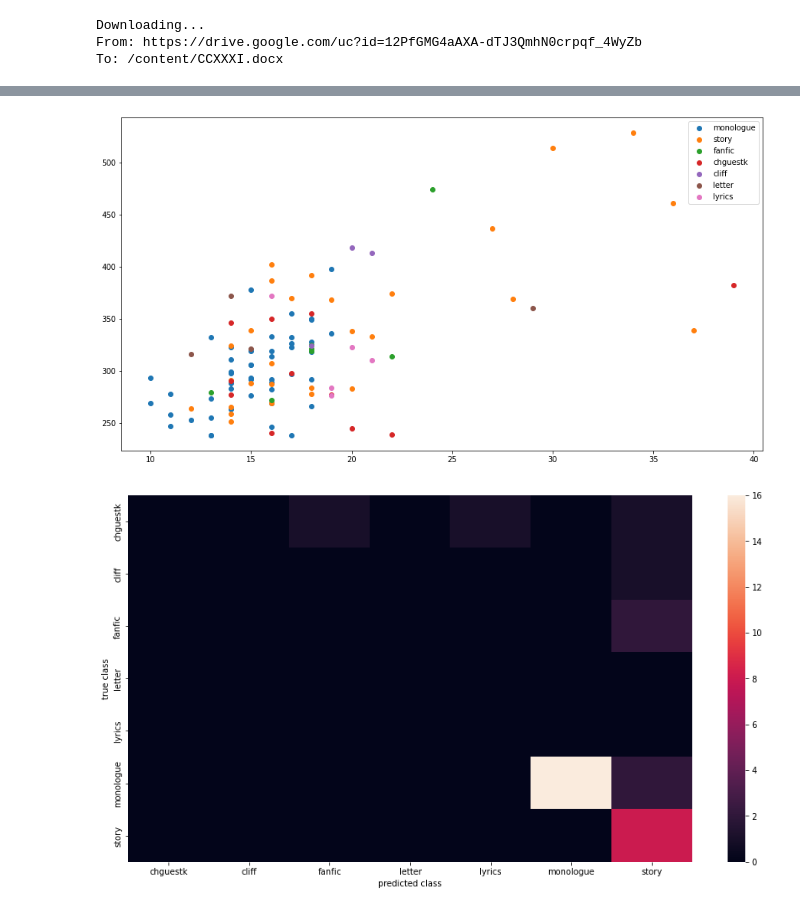
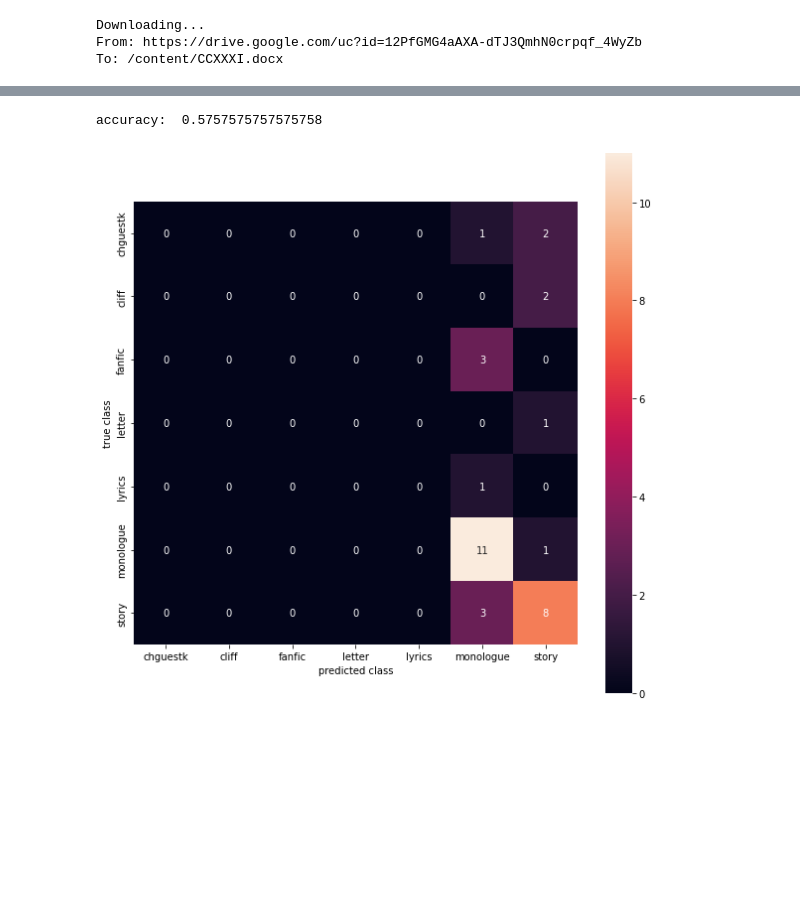
Before and after one commit to yualapshina/ccxxxi-statistics, a Jupyter notebook: ccxxxi.ipynb, the cells around one changed output, grey strips where cells are left out. Drawn from its saved outputs; the diff is of its cells as text; code cells hidden in the pictures; blank space fills up the shorter version.

```diff
--- a/ccxxxi.ipynb
+++ b/ccxxxi.ipynb
@@ -173,13 +152,30 @@ alpha = params[np.argmin(loss)]
 # %%
+target_column = "sentences"
+dum_df = pd.get_dummies(data=df, columns=["month", "label"]).drop(columns=["name", "text"])
+X, y = dum_df.drop(columns=[target_column]), dum_df[target_column]
+X_train, X_test, y_train, y_test = train_test_split(X, y, test_size=0.3, random_state=88)
+
+sc = StandardScaler()
+X_train = sc.fit_transform(X_train)
+X_test = sc.transform(X_test)
+
+params = np.arange(0, 150, 1)
+loss = []
+for p in params:
+  model = Ridge(alpha=p, random_state=88).fit(X_train, y_train)
+  y_pred = model.predict(X_test)
+  loss.append(mean_squared_error(y_test, y_pred))
+alpha = params[np.argmin(loss)]
+
 reg = LinearRegression().fit(X_train, y_train)
 y_pred_reg = reg.predict(X_test).astype(int)
-ridge = Ridge(alpha=alpha).fit(X_train, y_train)
+ridge = Ridge(alpha=alpha, random_state=88).fit(X_train, y_train)
 y_pred_ridge = ridge.predict(X_test)
 
 print("linreg MSE: ", mean_squared_error(y_test, y_pred_reg))
 print("ridge MSE: ", mean_squared_error(y_test, y_pred_ridge))
 
-plt.rcParams["figure.figsize"] = (15, 8)
+fig = plt.figure(figsize=(15, 8))
 plt.plot(range(len(y_test)), y_test, label="true", color='g', linewidth=3, linestyle="dashed")
 plt.plot(range(len(y_pred_reg)), y_pred_reg, label="linreg")
 plt.plot(range(len(y_pred_ridge)), y_pred_ridge, label="ridge")
@@ -196,30 +198,27 @@ ops = list(map(lambda x: x[:findexact(x, " ", 0)], df["text"]))
 ops.sort(key=lambda x: x.lower())
 # %%
 # todo: something that has to do with text processing ?
-# %%
-for label in labels:
-  plt.scatter(df[df["label"] == label]["sentences"], df[df["label"] == label]["words"], label=label)
-plt.legend()
-plt.show()
-# %% [output]
-[figure, removed]
 # %%
 target_column = "label"
 clf_dum_df = pd.get_dummies(data=df, columns=["month"]).drop(columns=["name", "text"])
 X, y = clf_dum_df.drop(columns=[target_column]), clf_dum_df[target_column]
 X_train, X_test, y_train, y_test = train_test_split(X, y, test_size=0.3, random_state=88)
 
 sc = StandardScaler()
 X_train = sc.fit_transform(X_train)
 X_test = sc.transform(X_test)
 
-clf = RandomForestClassifier().fit(X_train, y_train)
+clf = RandomForestClassifier(random_state=88).fit(X_train, y_train)
 y_pred_clf = clf.predict(X_test)
 
+print("accuracy: ", classification_report(y_test, y_pred_clf, labels=clf.classes_, zero_division=0, output_dict=True)["accuracy"])
+
+fig = plt.figure(figsize=(10, 10))
 sns.heatmap(confusion_matrix(y_test, y_pred_clf, labels=clf.classes_),
-            xticklabels=clf.classes_, yticklabels=clf.classes_)
+            xticklabels=clf.classes_, yticklabels=clf.classes_, annot=True, square=True)
 plt.xlabel("predicted class")
 plt.ylabel("true class")
 plt.show()
 # %% [output]
+accuracy:  0.5757575757575758
-[figure, old version]
+[figure, new version]
```
Also changed, not shown: parts of 14 cells of this notebook.
